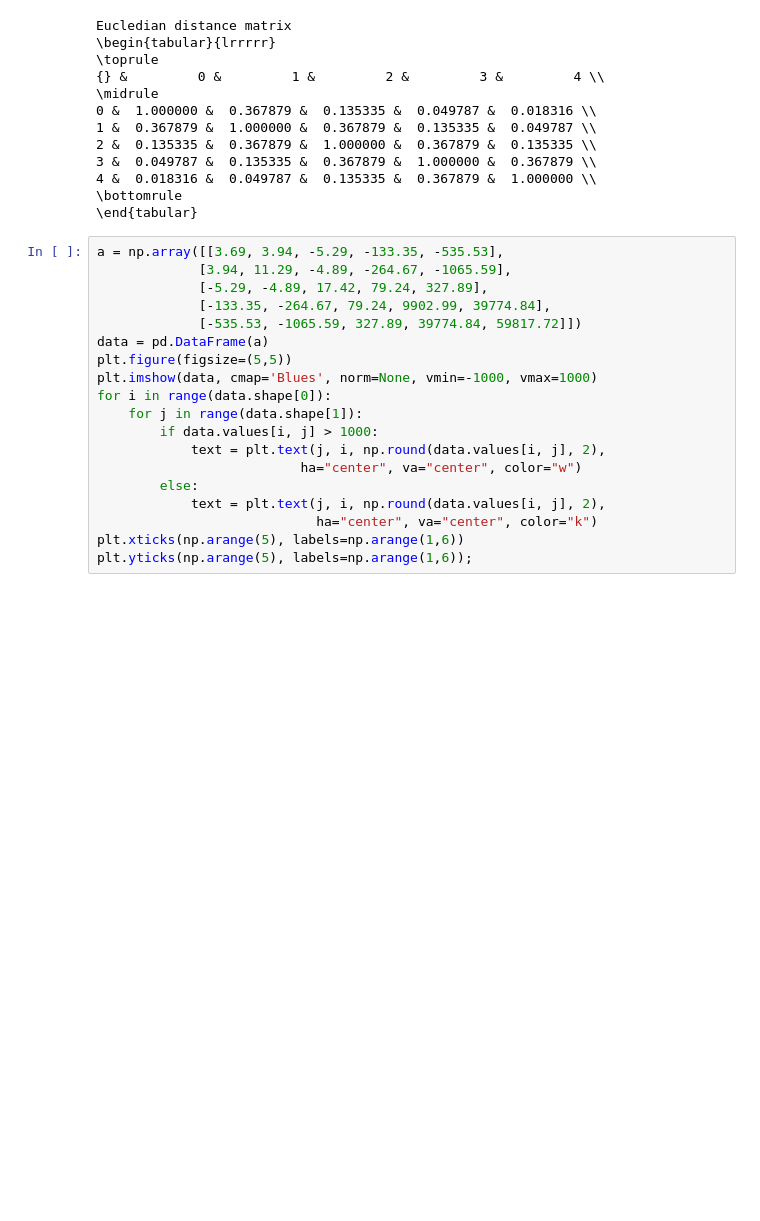
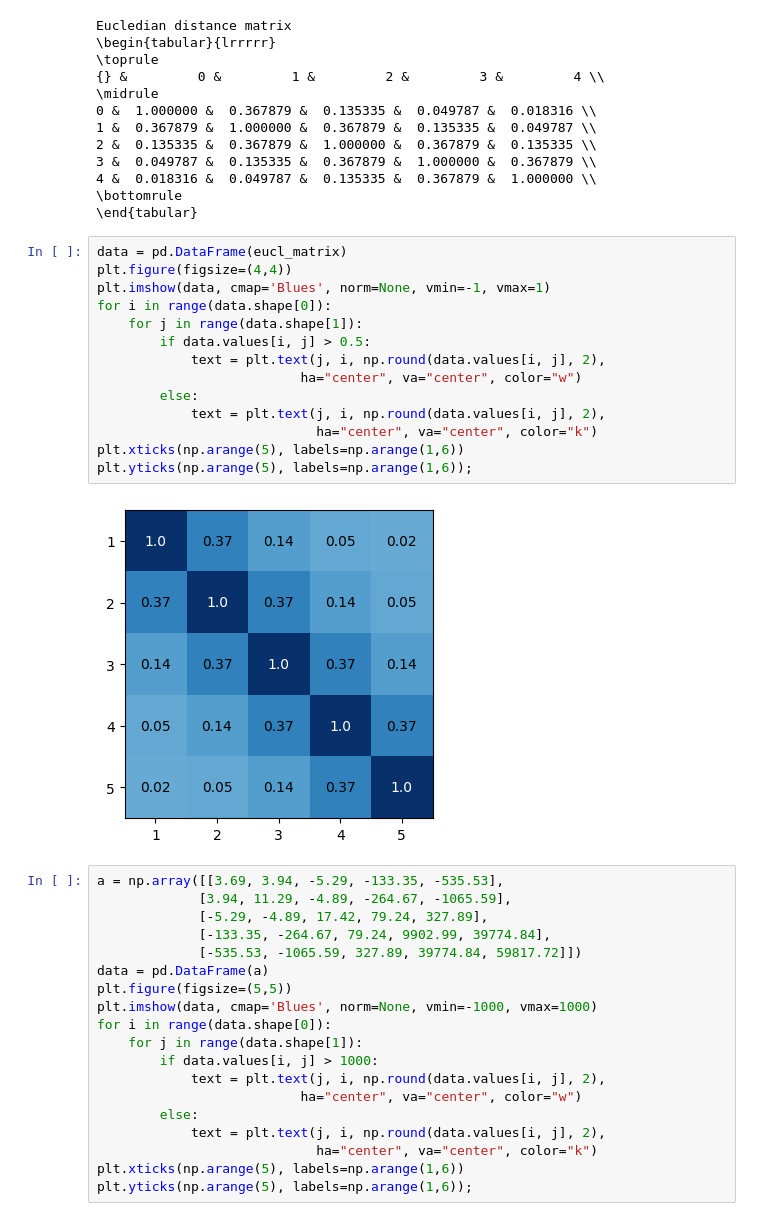
Before and after one commit to elizacc/Structured-Autoencoders-for-Rating-aware-Recommendations, a Jupyter notebook: logs.ipynb, the cells around one changed output. Saved outputs shown, nothing was run; the diff lists cells and outputs as text; blank space fills up the shorter version.

```diff
--- a/logs.ipynb
+++ b/logs.ipynb
@@ -179,6 +179,22 @@ Eucledian distance matrix
 4 &  0.018316 &  0.049787 &  0.135335 &  0.367879 &  1.000000 \\
 \bottomrule
 \end{tabular}
+# %%
+data = pd.DataFrame(eucl_matrix)
+plt.figure(figsize=(4,4))
+plt.imshow(data, cmap='Blues', norm=None, vmin=-1, vmax=1)
+for i in range(data.shape[0]):
+    for j in range(data.shape[1]):
+        if data.values[i, j] > 0.5:
+            text = plt.text(j, i, np.round(data.values[i, j], 2),
+                          ha="center", va="center", color="w")
+        else:
+            text = plt.text(j, i, np.round(data.values[i, j], 2),
+                            ha="center", va="center", color="k")
+plt.xticks(np.arange(5), labels=np.arange(1,6))
+plt.yticks(np.arange(5), labels=np.arange(1,6));
+# %% [output]
+[figure, added]
 # %%
 a = np.array([[3.69, 3.94, -5.29, -133.35, -535.53],
              [3.94, 11.29, -4.89, -264.67, -1065.59],
```
Also changed, not shown: parts of 4 cells of this notebook, 1 other file.
